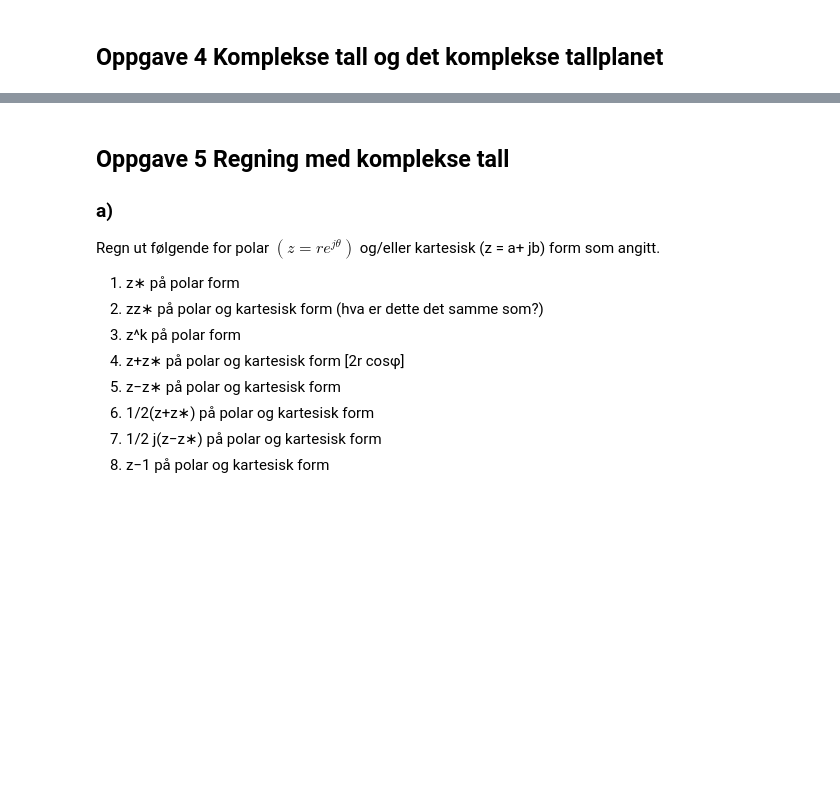
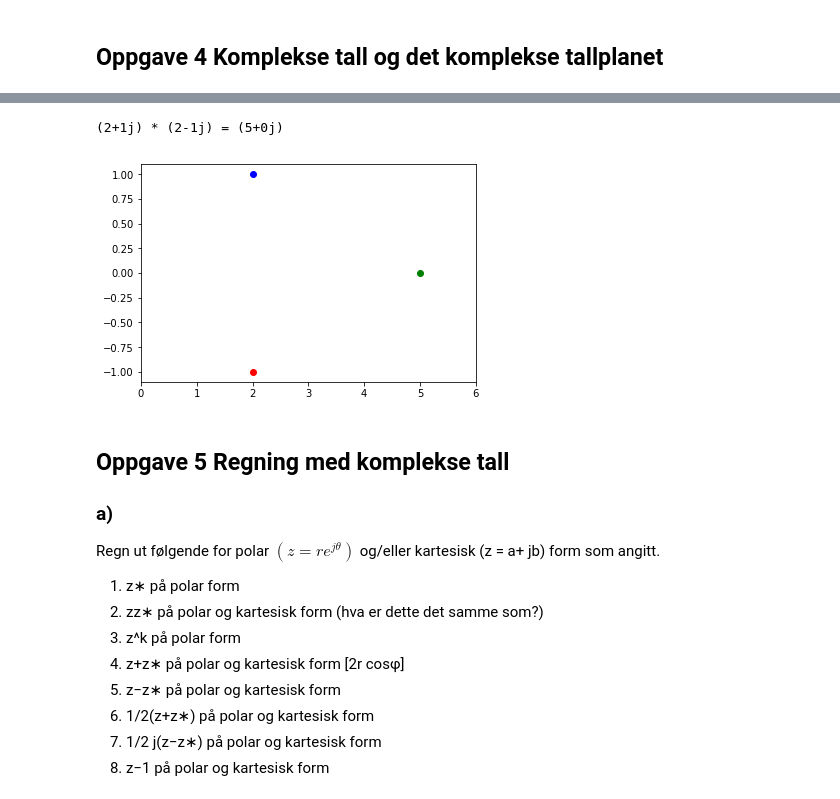
Before and after one commit to matkir/Master_subjects, a Jupyter notebook: INF4470/week1/Assignment1.ipynb, the cells around one changed output, grey strips where cells are left out. Saved outputs shown, nothing was run; the diff lists cells and outputs as text; code cells hidden in the pictures; blank space fills up the shorter version.

```diff
--- a/INF4470/week1/Assignment1.ipynb
+++ b/INF4470/week1/Assignment1.ipynb
@@ -123,3 +146,24 @@ Vis at
+# %%
+from numpy import *
+import matplotlib.pyplot as plt
+
+a=2
+b=1
+
+num1=complex(a,b)
+num2=complex(a,-b)
+num3=num1*num2
+print(num1,'*',num2,'=',num3)
+
+plt.plot([real(num1)],[imag(num1)],'bo')
+plt.plot([real(num2)],[imag(num2)],'ro')
+plt.plot([real(num3)],[imag(num3)],'go')
+plt.xlim(0,6)
+
+plt.show()
+# %% [output]
+(2+1j) * (2-1j) = (5+0j)
+[figure, added]
 # %% [markdown]
 ## Oppgave 5 Regning med komplekse tall
 ### a)
```
Also changed, not shown: parts of 3 cells of this notebook, 18 other files.
